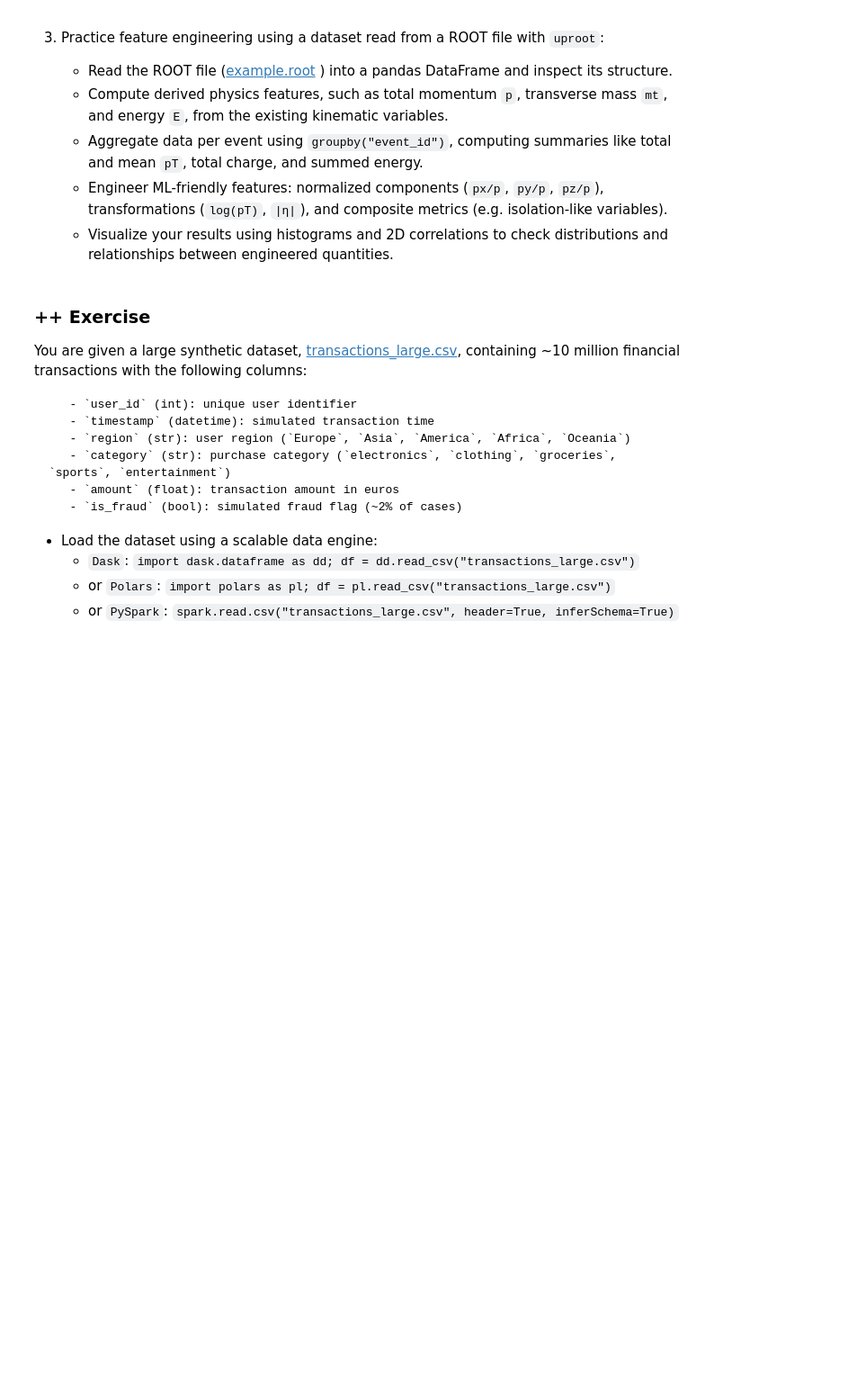
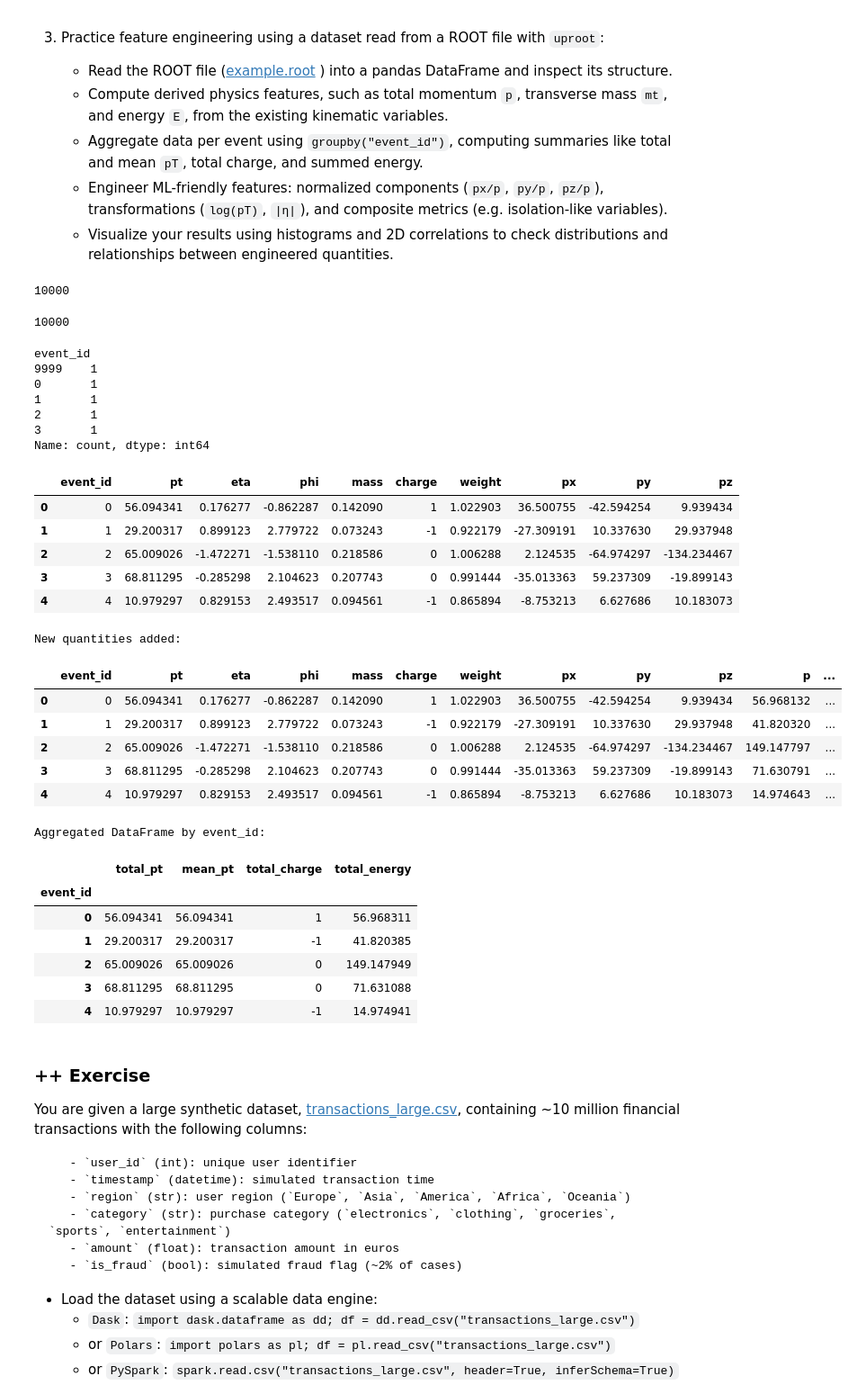
Before and after one commit to AlejandroRG03/computacion_master, a Jupyter notebook: USC-FCA-main/pandas.ipynb, the cells around one changed output. Shown at 90% size. Cells and saved outputs as stored; diff of their text form; code cells hidden in the pictures; blank space fills up the shorter version.

```diff
--- a/USC-FCA-main/pandas.ipynb
+++ b/USC-FCA-main/pandas.ipynb
@@ -824,6 +961,69 @@ Dummies dataset
     - Aggregate data per event using `groupby("event_id")`, computing summaries like total and mean `pT`, total charge, and summed energy.
     - Engineer ML-friendly features: normalized components (`px/p`, `py/p`, `pz/p`), transformations (`log(pT)`, `|η|`), and composite metrics (e.g. isolation-like variables).
     - Visualize your results using histograms and 2D correlations to check distributions and relationships between engineered quantities.
+# %%
+import numpy as np
+import matplotlib.pyplot as plt
+import pandas as pd
+import uproot
+
+with uproot.open("example.root") as f:
+
+    tree = f["events"]
+    df = tree.arrays(library="pd")
+
+
+# derived physics
+
+df['p'] = np.sqrt(df['px']**2 + df['py']**2 + df['pz']**2)
+df['mt'] = np.sqrt(df['mass']**2 + df['pt']**2)
+df['E'] = np.sqrt(df['p']**2 + df['mass']**2)
+
+print('New quantities added:\n')
+display(df.head())
+
+# groupby
+
+aggregate = df.groupby('event_id').agg(
+    total_pt=('pt', 'sum'),
+    mean_pt = ('pt', 'mean'),
+    total_charge= ('charge', 'sum'),
+    total_energy= ('E', 'sum')
+)
+
+print("Aggregated DataFrame by event_id:")
+display(aggregate.head())
+# %% [output]
+10000
+10000
+event_id
+9999    1
+0       1
+1       1
+2       1
+3       1
+Name: count, dtype: int64
+|  | event_id | pt | eta | phi | mass | charge | weight | px | py | pz |
+| 0 | 0 | 56.094341 | 0.176277 | -0.862287 | 0.142090 | 1 | 1.022903 | 36.500755 | -42.594254 | 9.939434 |
+| 1 | 1 | 29.200317 | 0.899123 | 2.779722 | 0.073243 | -1 | 0.922179 | -27.309191 | 10.337630 | 29.937948 |
+| 2 | 2 | 65.009026 | -1.472271 | -1.538110 | 0.218586 | 0 | 1.006288 | 2.124535 | -64.974297 | -134.234467 |
+| 3 | 3 | 68.811295 | -0.285298 | 2.104623 | 0.207743 | 0 | 0.991444 | -35.013363 | 59.237309 | -19.899143 |
+| 4 | 4 | 10.979297 | 0.829153 | 2.493517 | 0.094561 | -1 | 0.865894 | -8.753213 | 6.627686 | 10.183073 |
+New quantities added:
+|  | event_id | pt | eta | phi | mass | charge | weight | px | py | pz | p | ... |
+| 0 | 0 | 56.094341 | 0.176277 | -0.862287 | 0.142090 | 1 | 1.022903 | 36.500755 | -42.594254 | 9.939434 | 56.968132 | ... |
+| 1 | 1 | 29.200317 | 0.899123 | 2.779722 | 0.073243 | -1 | 0.922179 | -27.309191 | 10.337630 | 29.937948 | 41.820320 | ... |
+| 2 | 2 | 65.009026 | -1.472271 | -1.538110 | 0.218586 | 0 | 1.006288 | 2.124535 | -64.974297 | -134.234467 | 149.147797 | ... |
+| 3 | 3 | 68.811295 | -0.285298 | 2.104623 | 0.207743 | 0 | 0.991444 | -35.013363 | 59.237309 | -19.899143 | 71.630791 | ... |
+| 4 | 4 | 10.979297 | 0.829153 | 2.493517 | 0.094561 | -1 | 0.865894 | -8.753213 | 6.627686 | 10.183073 | 14.974643 | ... |
+Aggregated DataFrame by event_id:
+|  | total_pt | mean_pt | total_charge | total_energy |
+| event_id |  |  |  |  |
+| 0 | 56.094341 | 56.094341 | 1 | 56.968311 |
+| 1 | 29.200317 | 29.200317 | -1 | 41.820385 |
+| 2 | 65.009026 | 65.009026 | 0 | 149.147949 |
+| 3 | 68.811295 | 68.811295 | 0 | 71.631088 |
+| 4 | 10.979297 | 10.979297 | -1 | 14.974941 |
 # %% [markdown]
 ### ++ Exercise
 
```
Also changed, not shown: parts of 2 cells of this notebook, 5 other files.
